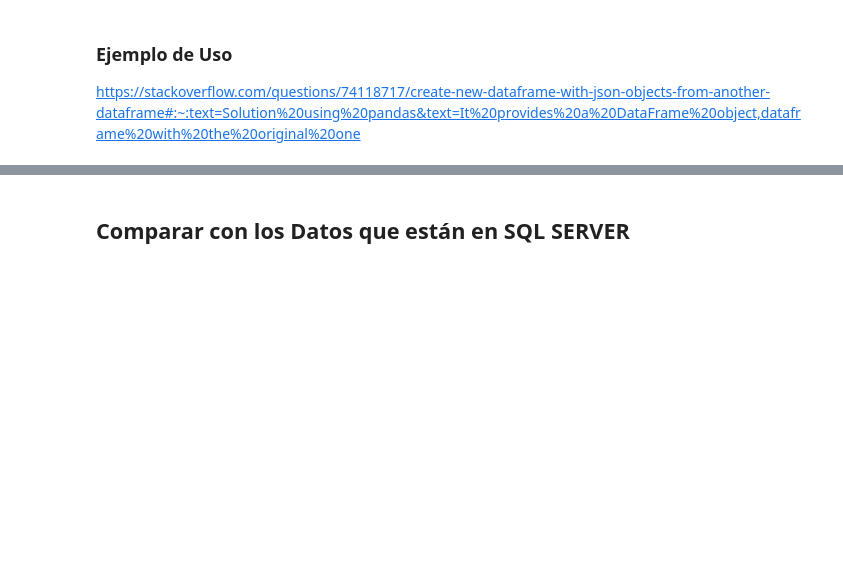
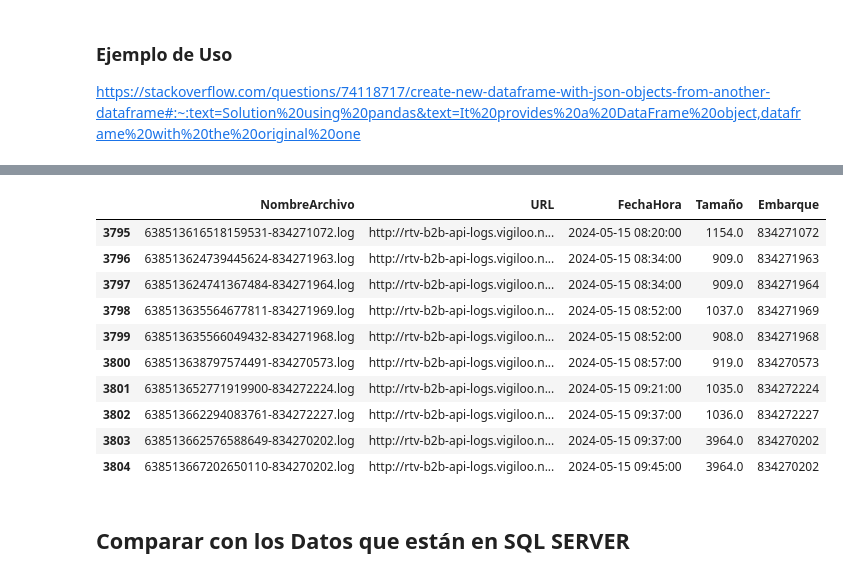
Before and after one commit to EWECORP/PYTHON, a Jupyter notebook: VIGILO/BAYERLogs.ipynb, the cells around one changed output, grey strips where cells are left out. Saved outputs shown, nothing was run; the diff lists cells and outputs as text; code cells hidden in the pictures; blank space fills up the shorter version.

```diff
--- a/VIGILO/BAYERLogs.ipynb
+++ b/VIGILO/BAYERLogs.ipynb
@@ -65,13 +66,3 @@ else:
 
             FechaHora  Tamaño Embarque
 1 2023-08-08 08:39:00  2404.0      NaN
-# %%
-# Convertir la columna 'FechaHora' a tipo datetime
-
-import datetime
-
-#salida['FechaHora'] = pd.to_datetime(salida['FechaHora'], dayfirst=False, format='%m/%d/%Y %I:%M %p')
-#salida['FechaHora'] = pd.to_datetime(salida['FechaHora'], format='%m/%d/%Y %I:%M %p')  # 10/16/2023  1:23 PM
-
-#salida['FechaHora'] = pd.to_datetime(salida['FechaHora'], dayfirst=False).dt.strftime('%m/%d/%Y %I:%M %p')
-archivos_df['FechaHora'] = pd.to_datetime(archivos_df['FechaHora'], dayfirst=False, format='%m/%d/%Y %I:%M %p',errors='coerce')   # Convierte en Fecha
@@ -89,0 +69,8 @@ salida = archivos_df[(archivos_df['FechaHora'] >=datetime.datetime(year=2024,mon
+# %%
+# FILTRAR Archivos_df y generar subset en archivo SALIDA
+
+fecha_inicio = datetime.datetime(year=2024,month=5,day=1)
+
+entrada = archivos_df[(archivos_df['FechaHora'] >=fecha_inicio)]
+#salida.dropna()
+# print(filtered_df)
@@ -282,0 +297,14 @@ Origen:  SAPP08  - Date:  0001-01-01T00:00:00  - Carrier:  ZARCAM S A
+# %%
+salida.head(10)
+# %% [output]
+|  | NombreArchivo | URL | FechaHora | Tamaño | Embarque |
+| 3795 | 638513616518159531-834271072.log | http://rtv-b2b-api-logs.vigiloo.n... | 2024-05-15 08:20:00 | 1154.0 | 834271072 |
+| 3796 | 638513624739445624-834271963.log | http://rtv-b2b-api-logs.vigiloo.n... | 2024-05-15 08:34:00 | 909.0 | 834271963 |
+| 3797 | 638513624741367484-834271964.log | http://rtv-b2b-api-logs.vigiloo.n... | 2024-05-15 08:34:00 | 909.0 | 834271964 |
+| 3798 | 638513635564677811-834271969.log | http://rtv-b2b-api-logs.vigiloo.n... | 2024-05-15 08:52:00 | 1037.0 | 834271969 |
+| 3799 | 638513635566049432-834271968.log | http://rtv-b2b-api-logs.vigiloo.n... | 2024-05-15 08:52:00 | 908.0 | 834271968 |
+| 3800 | 638513638797574491-834270573.log | http://rtv-b2b-api-logs.vigiloo.n... | 2024-05-15 08:57:00 | 919.0 | 834270573 |
+| 3801 | 638513652771919900-834272224.log | http://rtv-b2b-api-logs.vigiloo.n... | 2024-05-15 09:21:00 | 1035.0 | 834272224 |
+| 3802 | 638513662294083761-834272227.log | http://rtv-b2b-api-logs.vigiloo.n... | 2024-05-15 09:37:00 | 1036.0 | 834272227 |
+| 3803 | 638513662576588649-834270202.log | http://rtv-b2b-api-logs.vigiloo.n... | 2024-05-15 09:37:00 | 3964.0 | 834270202 |
+| 3804 | 638513667202650110-834270202.log | http://rtv-b2b-api-logs.vigiloo.n... | 2024-05-15 09:45:00 | 3964.0 | 834270202 |
```
Also changed, not shown: parts of 30 cells of this notebook, 2 other files.
